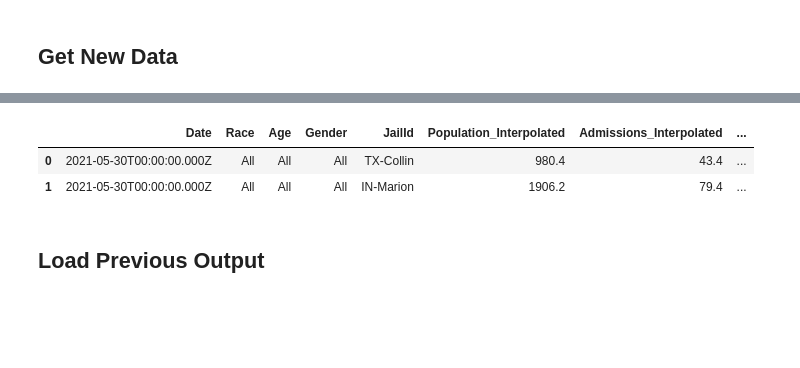
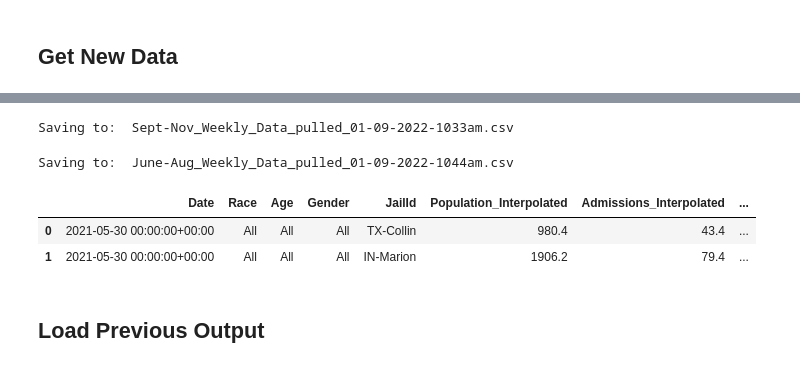
Before and after one commit to Matthew-Mitchell/PPI_COVID_Data_Rollups, a Jupyter notebook: Emily-Request-12-16-21-JDI-API.ipynb, the cells around one changed output, grey strips where cells are left out. Drawn from its saved outputs; the diff is of its cells as text; code cells hidden in the pictures; blank space fills up the shorter version.

Commit message:
Checkpoint reloading previous work and caching jdi api pulls after several requests timed out from jdi server not sending response.

```diff
--- a/Emily-Request-12-16-21-JDI-API.ipynb
+++ b/Emily-Request-12-16-21-JDI-API.ipynb
@@ -63,11 +72,25 @@ sept_nov_wkly
+# %%
+pull_time = datetime.datetime.now().strftime("%m-%d-%Y-%-H%M%P")
+filename = "Sept-Nov_Weekly_Data_pulled_{}.csv".format(pull_time)
+print("Saving to: ", filename)
+sept_nov_wkly.to_csv(filename,index=False)
+# %% [output]
+Saving to:  Sept-Nov_Weekly_Data_pulled_01-09-2022-1033am.csv
 # %%
-# june_aug_wkly_url = "https://api.jaildatainitiative.org/dashboards/get_pops?jails=&races=&ages=&genders=&date=June-August"
-# june_aug_wkly = pull_jdi_api(june_aug_wkly_url)
+june_aug_wkly_url = "https://api.jaildatainitiative.org/dashboards/get_pops?jails=&races=&ages=&genders=&date=June-August"
+june_aug_wkly = pull_jdi_api(june_aug_wkly_url)
+
+pull_time = datetime.datetime.now().strftime("%m-%d-%Y-%-H%M%P")
+filename = "June-Aug_Weekly_Data_pulled_{}.csv".format(pull_time)
+print("Saving to: ", filename)
+june_aug_wkly.to_csv(filename,index=False)
+
 june_aug_wkly.head(2)
 # %% [output]
+Saving to:  June-Aug_Weekly_Data_pulled_01-09-2022-1044am.csv
 |  | Date | Race | Age | Gender | JailId | Population_Interpolated | Admissions_Interpolated | ... |
-| 0 | 2021-05-30T00:00:00.000Z | All | All | All | TX-Collin | 980.4 | 43.4 | ... |
-| 1 | 2021-05-30T00:00:00.000Z | All | All | All | IN-Marion | 1906.2 | 79.4 | ... |
+| 0 | 2021-05-30 00:00:00+00:00 | All | All | All | TX-Collin | 980.4 | 43.4 | ... |
+| 1 | 2021-05-30 00:00:00+00:00 | All | All | All | IN-Marion | 1906.2 | 79.4 | ... |
 # %% [markdown]
 ## Load Previous Output
 # %%
```
Also changed, not shown: parts of 28 cells of this notebook.
